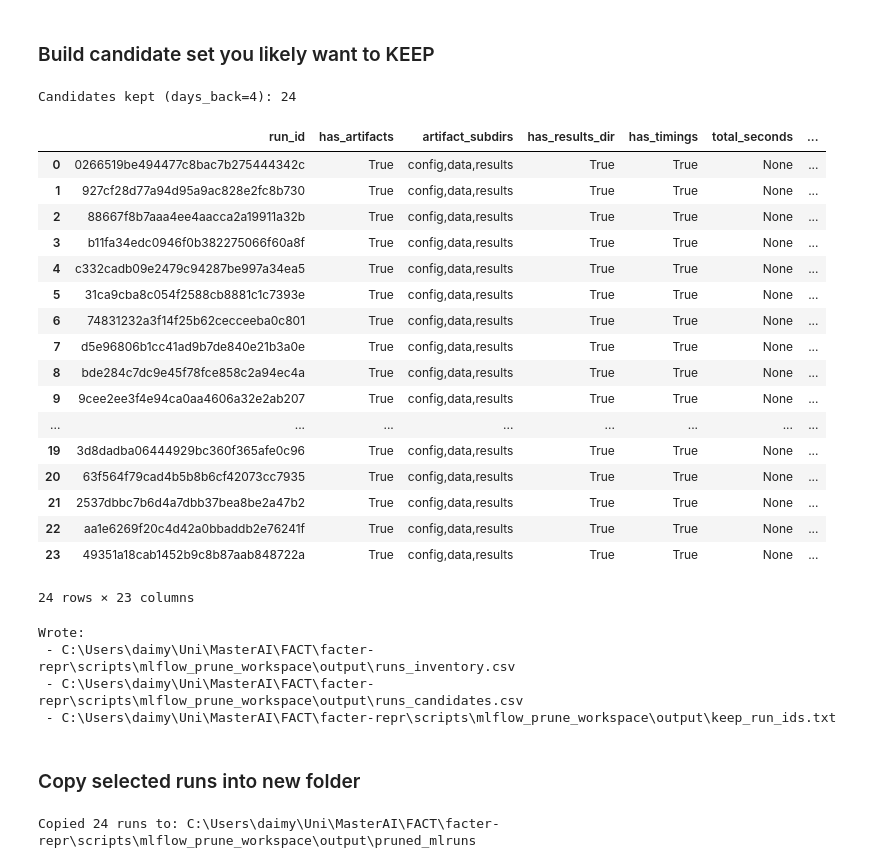
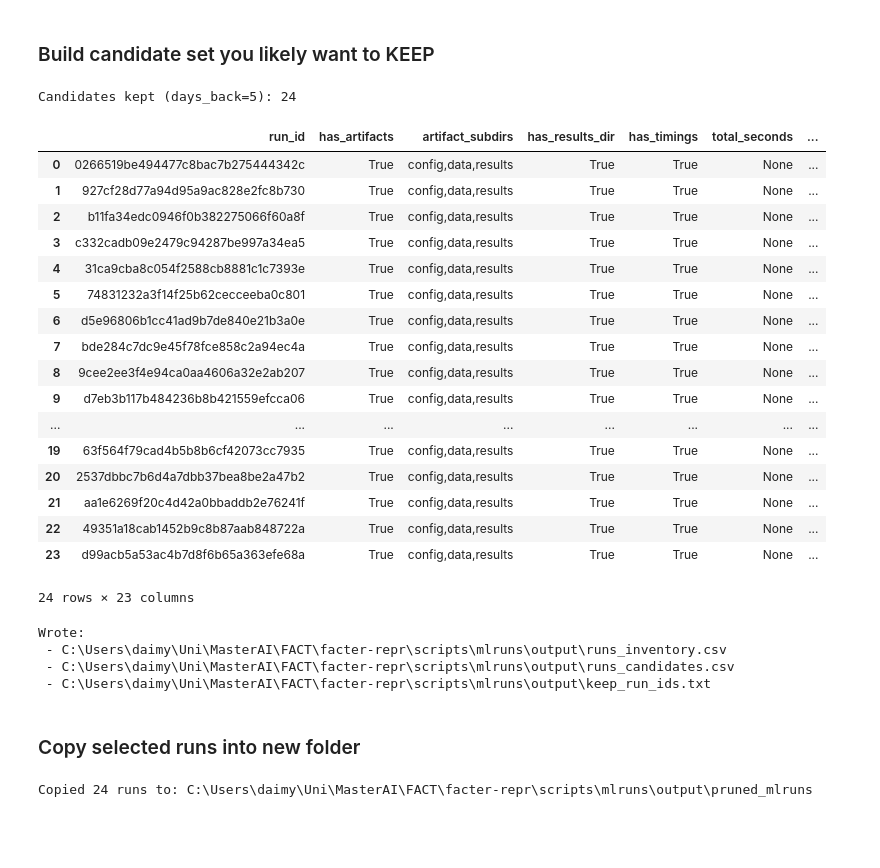
Before and after one commit to oscar-omlf/facter-repr, a Jupyter notebook: scripts/mlflow_run_prune.ipynb, the cells around one changed output. Cells and saved outputs as stored; diff of their text form; code cells hidden in the pictures; blank space fills up the shorter version.

```diff
--- a/scripts/mlflow_run_prune.ipynb
+++ b/scripts/mlflow_run_prune.ipynb
@@ -49,12 +49,12 @@ plt.rcParams["figure.figsize"] = (10, 5)
 ZIP_PATH = find_upwards(Path("mlruns.zip")) or Path("mlruns.zip")
 BASE_DIR = ZIP_PATH.resolve().parent if ZIP_PATH.exists() else Path.cwd().resolve()
 
-EXTRACT_DIR = BASE_DIR / "mlflow_prune_workspace/extracted"
+EXTRACT_DIR = BASE_DIR / "mlruns/extracted"
 
 DB_PATH_HINT = find_upwards("mlflow.db")  # e.g., Path("mlflow.db")
 
 # Selection defaults
-DAYS_BACK = 4                    # "recent" window
+DAYS_BACK = 5                    # "recent" window
 REQUIRE_FINISHED = True          # only possible if DB exists; otherwise uses artifact heuristics
 REQUIRE_NO_STAGE_ERRORS = True
 REQUIRE_TIMINGS = True
@@ -62,7 +62,7 @@ REQUIRE_TIMINGS = True
 # If you want to keep only runs that completed the online loop, set True:
 REQUIRE_FACTER_METRICS = True
 
-OUTPUT_DIR = BASE_DIR / "mlflow_prune_workspace/output"
+OUTPUT_DIR = BASE_DIR / "mlruns/output"
 OUTPUT_DIR.mkdir(parents=True, exist_ok=True)
 
 print("Config:")
@@ -391,6 +391,8 @@ Name: count, dtype: int64
 cutoff = DAYS_BACK
 cand = df.copy()
 
+unwanted = {"88667f8b7aaa4ee4aacca2a19911a32b"}
+cand = cand[~cand["run_id"].isin(unwanted)]
 cand = cand[cand["days_ago"] <= cutoff]
 
 if REQUIRE_FINISHED and "status_str" in cand.columns:
@@ -399,53 +401,53 @@ if REQUIRE_FINISHED and "status_str" in cand.columns:
 if REQUIRE_NO_STAGE_ERRORS:
     cand = cand[~cand["has_stage_errors"]]
 
 if REQUIRE_TIMINGS:
     cand = cand[cand["has_timings"]]
 
 if REQUIRE_FACTER_METRICS:
     cand = cand[cand["n_facter_metrics_files"] > 0]
 
 cand = cand.sort_values(["score", "time_ref"], ascending=[False, False]).reset_index(drop=True)
 
 print(f"Candidates kept (days_back={DAYS_BACK}):", len(cand))
 display(cand.head(50))
 
 inv_path = OUTPUT_DIR / "runs_inventory.csv"
 cand_path = OUTPUT_DIR / "runs_candidates.csv"
 keep_path = OUTPUT_DIR / "keep_run_ids.txt"
 
 df.to_csv(inv_path, index=False)
 cand.to_csv(cand_path, index=False)
 keep_path.write_text("\n".join(cand["run_id"].tolist()), encoding="utf-8")
 
 print("Wrote:")
 print(" -", inv_path)
 print(" -", cand_path)
 print(" -", keep_path)
 # %% [output]
-Candidates kept (days_back=4): 24
+Candidates kept (days_back=5): 24
 |  | run_id | has_artifacts | artifact_subdirs | has_results_dir | has_timings | total_seconds | ... |
 | 0 | 0266519be494477c8bac7b275444342c | True | config,data,results | True | True | None | ... |
 | 1 | 927cf28d77a94d95a9ac828e2fc8b730 | True | config,data,results | True | True | None | ... |
-| 2 | 88667f8b7aaa4ee4aacca2a19911a32b | True | config,data,results | True | True | None | ... |
-| 3 | b11fa34edc0946f0b382275066f60a8f | True | config,data,results | True | True | None | ... |
-| 4 | c332cadb09e2479c94287be997a34ea5 | True | config,data,results | True | True | None | ... |
-| 5 | 31ca9cba8c054f2588cb8881c1c7393e | True | config,data,results | True | True | None | ... |
-| 6 | 74831232a3f14f25b62cecceeba0c801 | True | config,data,results | True | True | None | ... |
-| 7 | d5e96806b1cc41ad9b7de840e21b3a0e | True | config,data,results | True | True | None | ... |
-| 8 | bde284c7dc9e45f78fce858c2a94ec4a | True | config,data,results | True | True | None | ... |
-| 9 | 9cee2ee3f4e94ca0aa4606a32e2ab207 | True | config,data,results | True | True | None | ... |
+| 2 | b11fa34edc0946f0b382275066f60a8f | True | config,data,results | True | True | None | ... |
+| 3 | c332cadb09e2479c94287be997a34ea5 | True | config,data,results | True | True | None | ... |
+| 4 | 31ca9cba8c054f2588cb8881c1c7393e | True | config,data,results | True | True | None | ... |
+| 5 | 74831232a3f14f25b62cecceeba0c801 | True | config,data,results | True | True | None | ... |
+| 6 | d5e96806b1cc41ad9b7de840e21b3a0e | True | config,data,results | True | True | None | ... |
+| 7 | bde284c7dc9e45f78fce858c2a94ec4a | True | config,data,results | True | True | None | ... |
+| 8 | 9cee2ee3f4e94ca0aa4606a32e2ab207 | True | config,data,results | True | True | None | ... |
+| 9 | d7eb3b117b484236b8b421559efcca06 | True | config,data,results | True | True | None | ... |
 | ... | ... | ... | ... | ... | ... | ... | ... |
-| 19 | 3d8dadba06444929bc360f365afe0c96 | True | config,data,results | True | True | None | ... |
-| 20 | 63f564f79cad4b5b8b6cf42073cc7935 | True | config,data,results | True | True | None | ... |
-| 21 | 2537dbbc7b6d4a7dbb37bea8be2a47b2 | True | config,data,results | True | True | None | ... |
-| 22 | aa1e6269f20c4d42a0bbaddb2e76241f | True | config,data,results | True | True | None | ... |
-| 23 | 49351a18cab1452b9c8b87aab848722a | True | config,data,results | True | True | None | ... |
+| 19 | 63f564f79cad4b5b8b6cf42073cc7935 | True | config,data,results | True | True | None | ... |
+| 20 | 2537dbbc7b6d4a7dbb37bea8be2a47b2 | True | config,data,results | True | True | None | ... |
+| 21 | aa1e6269f20c4d42a0bbaddb2e76241f | True | config,data,results | True | True | None | ... |
+| 22 | 49351a18cab1452b9c8b87aab848722a | True | config,data,results | True | True | None | ... |
+| 23 | d99acb5a53ac4b7d8f6b65a363efe68a | True | config,data,results | True | True | None | ... |
 24 rows × 23 columns
 Wrote:
- - C:\Users\daimy\Uni\MasterAI\FACT\facter-repr\scripts\mlflow_prune_workspace\output\runs_inventory.csv
- - C:\Users\daimy\Uni\MasterAI\FACT\facter-repr\scripts\mlflow_prune_workspace\output\runs_candidates.csv
- - C:\Users\daimy\Uni\MasterAI\FACT\facter-repr\scripts\mlflow_prune_workspace\output\keep_run_ids.txt
+ - C:\Users\daimy\Uni\MasterAI\FACT\facter-repr\scripts\mlruns\output\runs_inventory.csv
+ - C:\Users\daimy\Uni\MasterAI\FACT\facter-repr\scripts\mlruns\output\runs_candidates.csv
+ - C:\Users\daimy\Uni\MasterAI\FACT\facter-repr\scripts\mlruns\output\keep_run_ids.txt
 # %% [markdown]
 ### Copy selected runs into new folder
 # %%
@@ -470,4 +472,4 @@ if COPY_PRUNED:
 else:
     print("COPY_PRUNED is False (no files copied). Set COPY_PRUNED=True if you want a pruned folder to zip.")
 # %% [output]
-Copied 24 runs to: C:\Users\daimy\Uni\MasterAI\FACT\facter-repr\scripts\mlflow_prune_workspace\output\pruned_mlruns
+Copied 24 runs to: C:\Users\daimy\Uni\MasterAI\FACT\facter-repr\scripts\mlruns\output\pruned_mlruns
```
Also changed, not shown: parts of 3 cells of this notebook, 3 other files.
